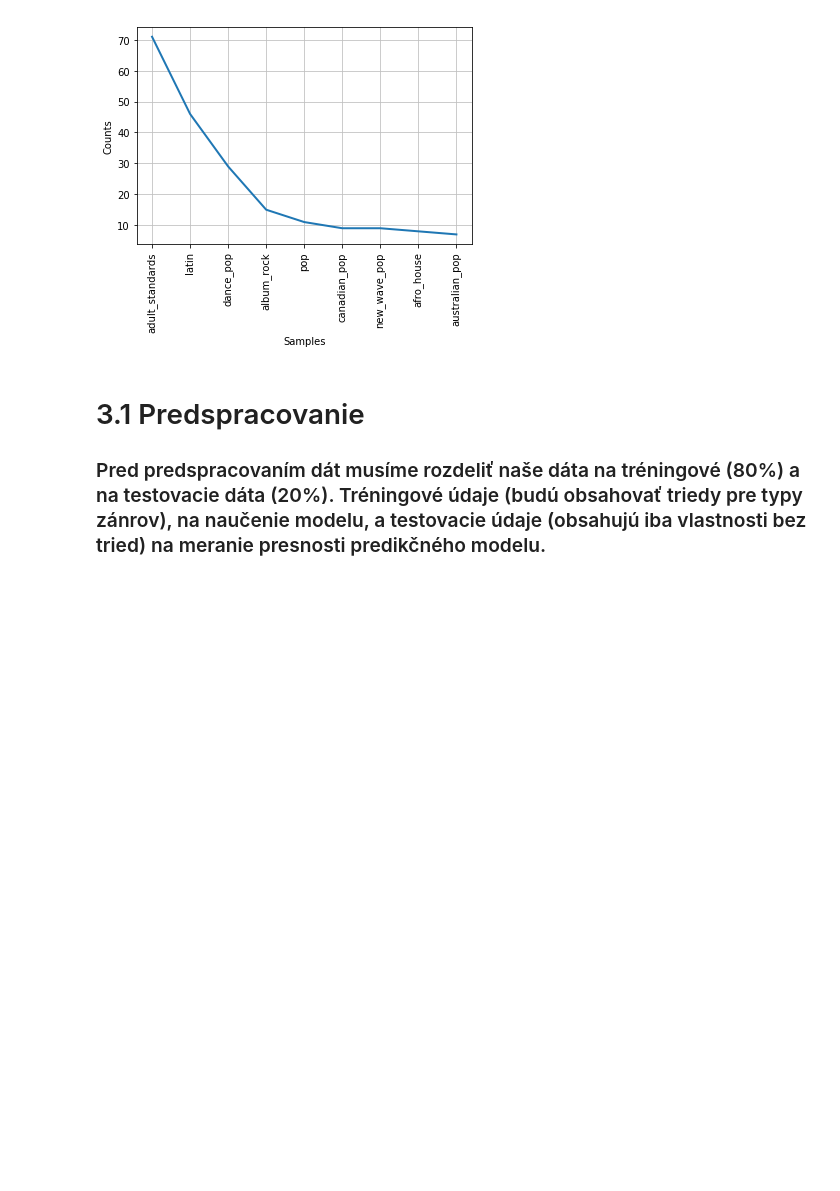
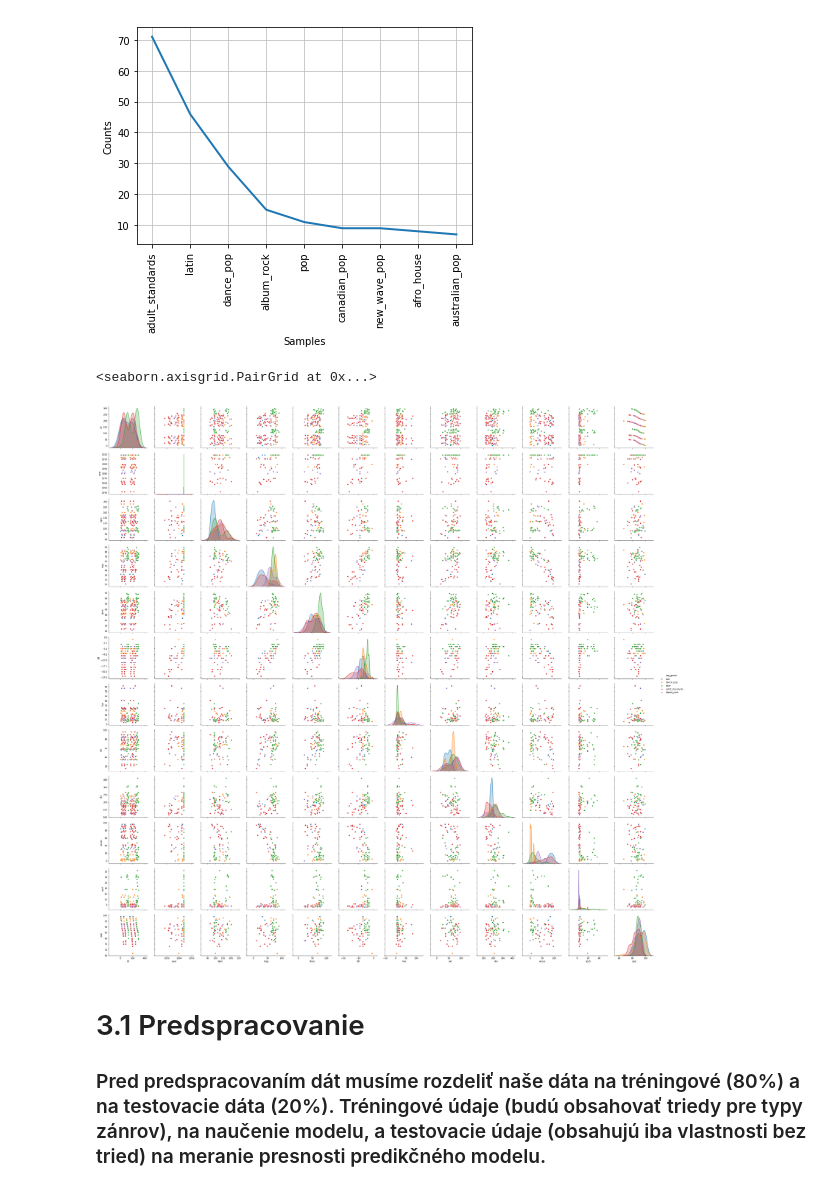
Before and after one commit to georgeob/Tacik_NS2020, a Jupyter notebook: Tacik_projekt.ipynb, the cells around one changed output. Cells and saved outputs as stored; diff of their text form; code cells hidden in the pictures; blank space fills up the shorter version.

```diff
--- a/Tacik_projekt.ipynb
+++ b/Tacik_projekt.ipynb
@@ -93,8 +93,11 @@ frekvencia_zaner.plot(9, cumulative=False)
 # %%
 #Ďaľsia vizualizácia množiny údajov na zachytenie vzťahov medzi atribútmi a príslušnými triedami.
 kategorie = ["adult_standards","latin",'dance_pop','album_rock','pop']
 new_df = df[df['top_genre'].isin(kategorie)]
-#sns.pairplot(new_df, hue="top_genre", height=3, diag_kind="kde")
+sns.pairplot(new_df, hue="top_genre", height=3, diag_kind="kde")
+# %% [output]
+<seaborn.axisgrid.PairGrid at 0x...>
+[figure, added]
 # %% [markdown]
 # 3.1 Predspracovanie
 ### Pred predspracovaním dát musíme rozdeliť naše dáta na tréningové (80%) a na testovacie dáta (20%). Tréningové údaje (budú obsahovať triedy pre typy zánrov), na naučenie modelu, a testovacie údaje (obsahujú iba vlastnosti bez tried) na meranie presnosti  predikčného modelu.
```
Also changed, not shown: parts of 6 cells of this notebook, 2 other files.
